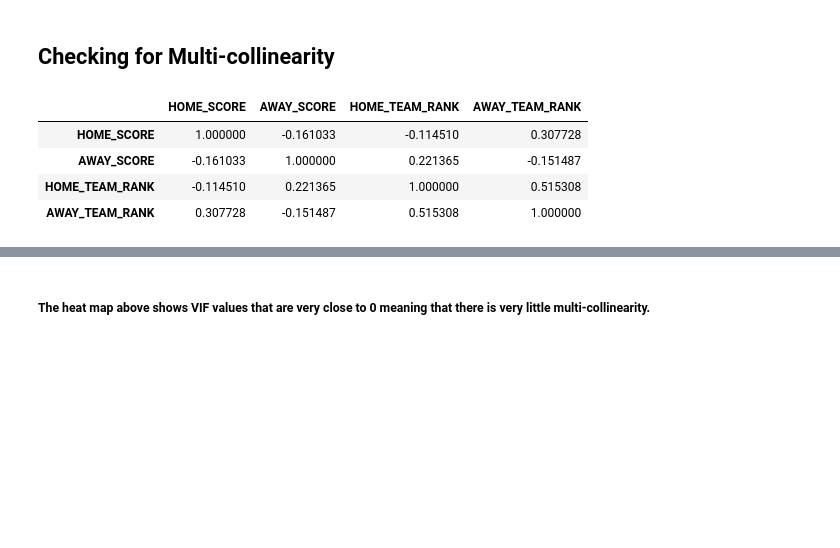
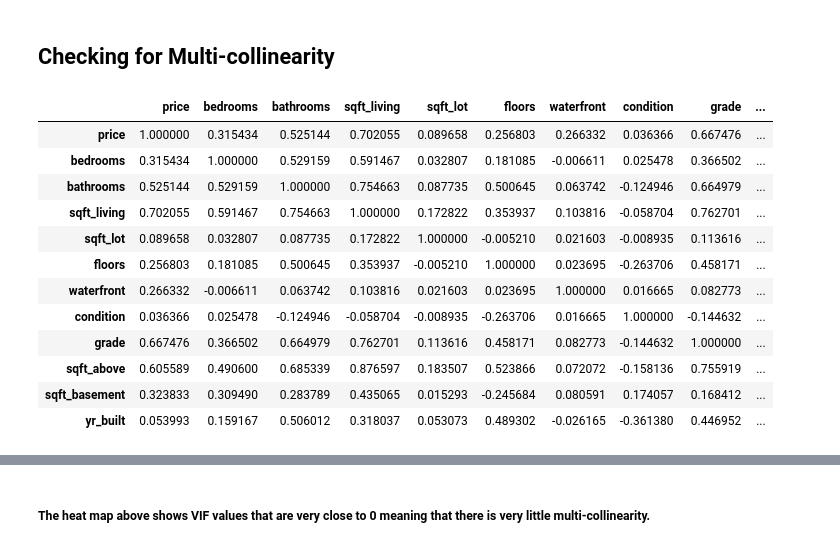
Before and after one commit to vivianusdjpy/Supervised-Learning-with-Various-Regression-Techniques, a Jupyter notebook: Supervised_Learning_using_various_Regression_Techniques.ipynb, the cells around one changed output, grey strips where cells are left out. Drawn from its saved outputs; the diff is of its cells as text; code cells hidden in the pictures; blank space fills up the shorter version.

```diff
--- a/Supervised_Learning_using_various_Regression_Techniques.ipynb
+++ b/Supervised_Learning_using_various_Regression_Techniques.ipynb
@@ -509,0 +262,4 @@ array([0, 1], dtype=uint64)
+# %%
+#Dropping the view column
+data2.drop('view', axis=1, inplace=True)
+data2.shape
@@ -509,0 +365,7 @@ array([0, 1], dtype=uint64)
+# %%
+#creating a copy
+data3 = data2
+# %%
+#Dropping the yr_renovated column
+data3.drop('yr_renovated', axis=1, inplace=True)
+data3.shape
@@ -509,0 +380,6 @@ array([0, 1], dtype=uint64)
+# %%
+#Dropping the sqft_living15	and sqft_lot15 column
+#creating a copy
+data4 = data3
+data4.drop(columns=['sqft_living15','sqft_lot15'], axis=1, inplace=True)
+data4.shape
@@ -573,11 +409,19 @@ boxplot = final_df7.boxplot(column=['HOME_SCORE','AWAY_SCORE'])
 ## Checking for Multi-collinearity
 # %%
 # Let's display the correlations between the variables
-corr = final_df7[['HOME_SCORE','AWAY_SCORE','HOME_TEAM_RANK','AWAY_TEAM_RANK'	]].corr()
+corr = data4[['price','bedrooms','bathrooms','sqft_living','sqft_lot','floors',	'waterfront',	'condition','grade','sqft_above','sqft_basement','yr_built',]].corr()
 corr
 # %% [output]
-|  | HOME_SCORE | AWAY_SCORE | HOME_TEAM_RANK | AWAY_TEAM_RANK |
-| HOME_SCORE | 1.000000 | -0.161033 | -0.114510 | 0.307728 |
-| AWAY_SCORE | -0.161033 | 1.000000 | 0.221365 | -0.151487 |
-| HOME_TEAM_RANK | -0.114510 | 0.221365 | 1.000000 | 0.515308 |
-| AWAY_TEAM_RANK | 0.307728 | -0.151487 | 0.515308 | 1.000000 |
+|  | price | bedrooms | bathrooms | sqft_living | sqft_lot | floors | waterfront | condition | grade | ... |
+| price | 1.000000 | 0.315434 | 0.525144 | 0.702055 | 0.089658 | 0.256803 | 0.266332 | 0.036366 | 0.667476 | ... |
+| bedrooms | 0.315434 | 1.000000 | 0.529159 | 0.591467 | 0.032807 | 0.181085 | -0.006611 | 0.025478 | 0.366502 | ... |
+| bathrooms | 0.525144 | 0.529159 | 1.000000 | 0.754663 | 0.087735 | 0.500645 | 0.063742 | -0.124946 | 0.664979 | ... |
+| sqft_living | 0.702055 | 0.591467 | 0.754663 | 1.000000 | 0.172822 | 0.353937 | 0.103816 | -0.058704 | 0.762701 | ... |
+| sqft_lot | 0.089658 | 0.032807 | 0.087735 | 0.172822 | 1.000000 | -0.005210 | 0.021603 | -0.008935 | 0.113616 | ... |
+| floors | 0.256803 | 0.181085 | 0.500645 | 0.353937 | -0.005210 | 1.000000 | 0.023695 | -0.263706 | 0.458171 | ... |
+| waterfront | 0.266332 | -0.006611 | 0.063742 | 0.103816 | 0.021603 | 0.023695 | 1.000000 | 0.016665 | 0.082773 | ... |
+| condition | 0.036366 | 0.025478 | -0.124946 | -0.058704 | -0.008935 | -0.263706 | 0.016665 | 1.000000 | -0.144632 | ... |
+| grade | 0.667476 | 0.366502 | 0.664979 | 0.762701 | 0.113616 | 0.458171 | 0.082773 | -0.144632 | 1.000000 | ... |
+| sqft_above | 0.605589 | 0.490600 | 0.685339 | 0.876597 | 0.183507 | 0.523866 | 0.072072 | -0.158136 | 0.755919 | ... |
+| sqft_basement | 0.323833 | 0.309490 | 0.283789 | 0.435065 | 0.015293 | -0.245684 | 0.080591 | 0.174057 | 0.168412 | ... |
+| yr_built | 0.053993 | 0.159167 | 0.506012 | 0.318037 | 0.053073 | 0.489302 | -0.026165 | -0.361380 | 0.446952 | ... |
```
Also changed, not shown: parts of 106 cells of this notebook.
